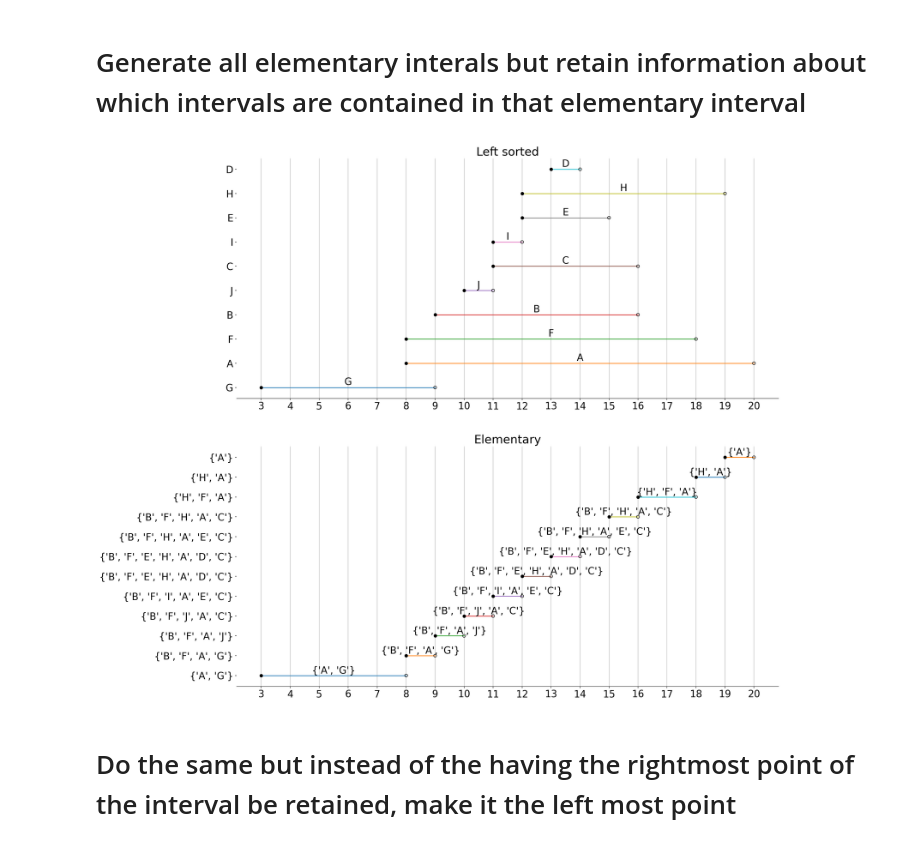
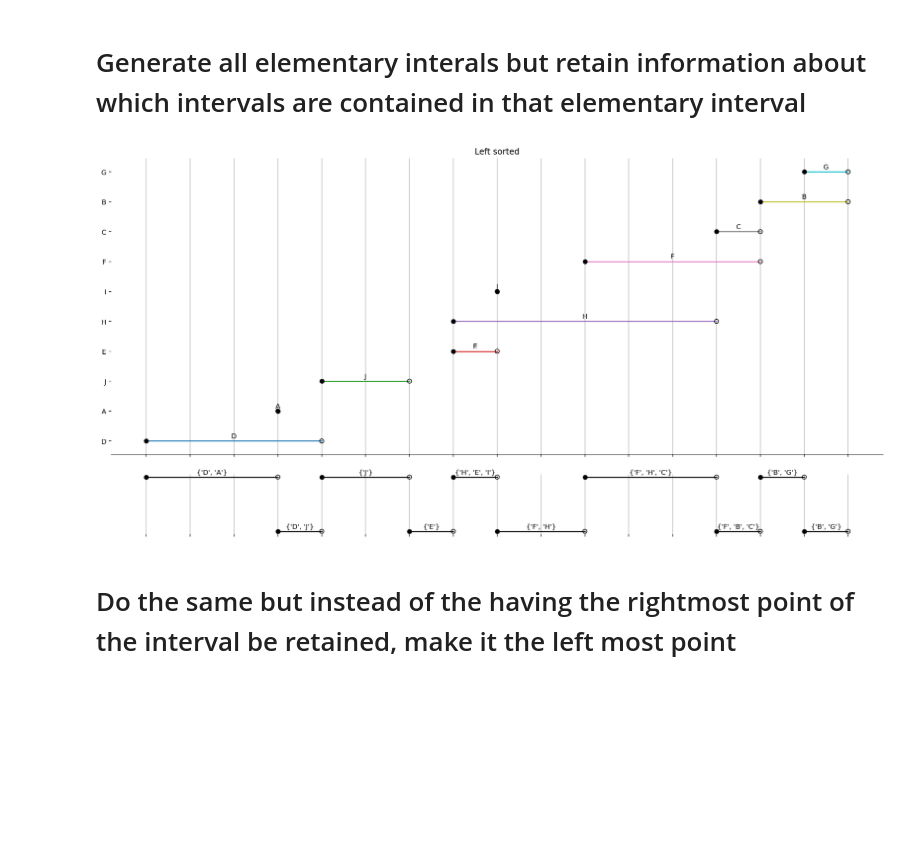
Before and after one commit to sbooeshaghi/intervals, a Jupyter notebook: notebooks/elementary_intervals.ipynb, the cells around one changed output. Cells and saved outputs as stored; diff of their text form; code cells hidden in the pictures; blank space fills up the shorter version.

Commit message:
modified interval plot

```diff
--- a/notebooks/elementary_intervals.ipynb
+++ b/notebooks/elementary_intervals.ipynb
@@ -189,15 +231,20 @@ d = get_elem_itvs(l, r, lvals, rvals)
 # %%
-fig, ax = plt.subplots(figsize=(20,20), nrows=2)
+fig, ax = plt.subplots(figsize=(20,10), nrows=1)
 
 itvs = list(d.keys())
 vals = list(d.values())
 
-plot_itvs(l, llengths, lvals, "Left sorted", ax[0])
-plot_itvs(itvs, [y-x for x, y in itvs], vals, "Elementary", ax[1])
+ax = plot_itvs(l, llengths, lvals, "Left sorted", ax)
+
+divider = make_axes_locatable(ax)
+axInt = divider.append_axes("bottom", 1.2, pad=0.4, sharex=ax)
+
+plot_elem(itvs, [y-x for x, y in itvs], vals, axInt)
+
 
 fig.show()
 # %% [output]
-[figure, old version]
+[figure, new version]
 # %% [markdown]
 # Do the same but instead of the having the rightmost point of the interval be retained, make it the left most point
 # %%
```
Also changed, not shown: parts of 5 cells of this notebook.
